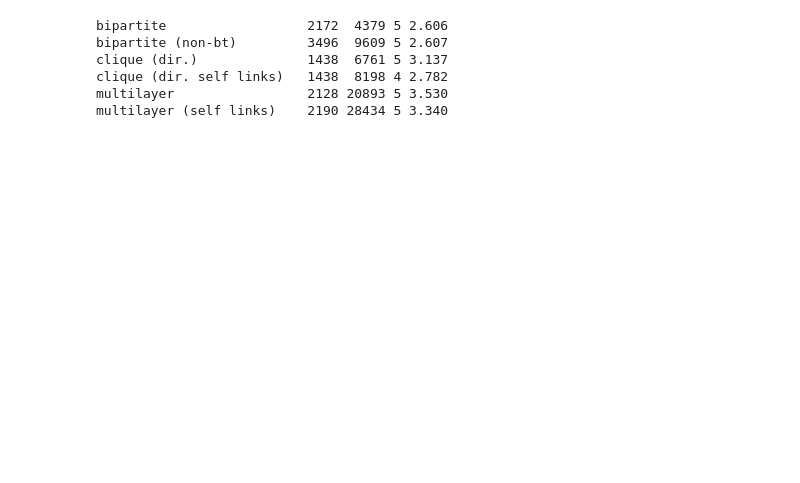
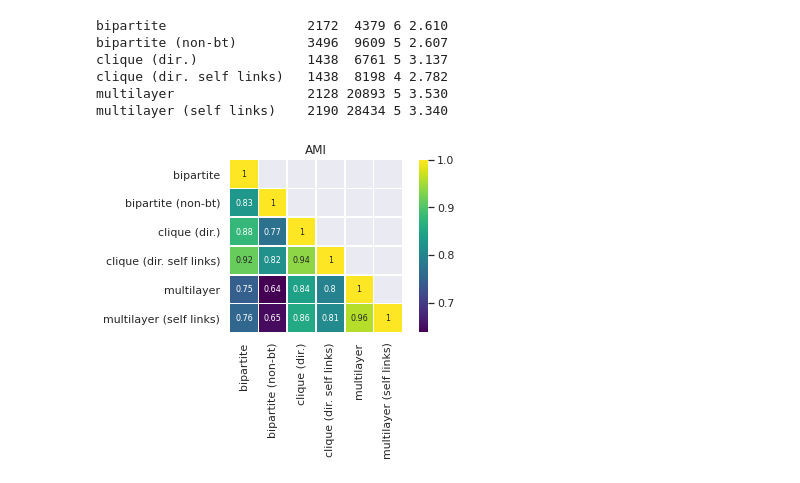
Before and after one commit to mapequation/mapping-hypergraphs, a Jupyter notebook: hypergraph.ipynb, the cells around one changed output. Drawn from its saved outputs; the diff is of its cells as text; code cells hidden in the pictures; blank space fills up the shorter version.

```diff
--- a/hypergraph.ipynb
+++ b/hypergraph.ipynb
@@ -15,17 +11,26 @@ The autoreload extension is already loaded. To reload it, use:
 # %%
 networks = read_filenames(list_files())
+
+match_ids(ground_truth_filename="multilayer_self_links", networks=networks)
+
 outdir = "output/matched_ids"
 remove_files(outdir)
 write_networks(networks, outdir)
 
 s = summarize(networks)
 # %% [output]
-bipartite                  2172  4379 5 2.606
+bipartite                  2172  4379 6 2.610
 bipartite (non-bt)         3496  9609 5 2.607
 clique (dir.)              1438  6761 5 3.137
 clique (dir. self links)   1438  8198 4 2.782
 multilayer                 2128 20893 5 3.530
 multilayer (self links)    2190 28434 5 3.340
+# %%
+ami_score = ami(networks)
+# %%
+plot_heatmap(ami_score, title="AMI");
+# %% [output]
+[figure, added]
 # %%
 network = networks[4]
 sns.displot(perplexity(network).values(), bins=10, rug=True)
```
Also changed, not shown: parts of 3 cells of this notebook, 4 other files.
